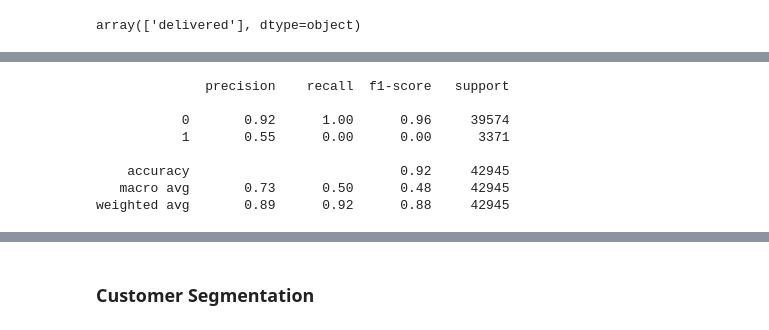
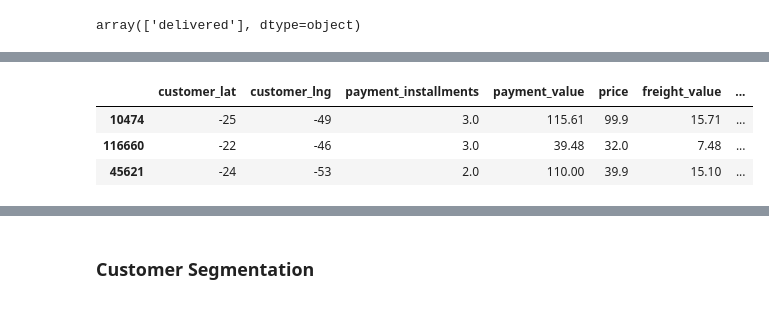
Before and after one commit to pathilink/triggo-ai_case, a Jupyter notebook: notebook/triggo_ai_business.ipynb, the cells around one changed output, grey strips where cells are left out. Drawn from its saved outputs; the diff is of its cells as text; code cells hidden in the pictures.

```diff
--- a/notebook/triggo_ai_business.ipynb
+++ b/notebook/triggo_ai_business.ipynb
@@ -187,43 +191,27 @@ df_delay['time_to_approve'].sample(5)
 dtype: float64
 # %%
-features = df_delay[[
+# select numeric cols
+df_delay_ = df_delay[[
     'customer_lat',
     'customer_lng',
     'payment_installments',
     'payment_value',
     'price',
     'freight_value',
     'product_name_lenght',
     'product_weight_g',
     'product_length_cm',
     'product_height_cm',
     'product_width_cm',
     'seller_lat',
     'seller_lng',
-    'time_to_approve'
-    ]]
+    'time_to_approve',
+    'delivery_delay'
+    ]].copy()
 
-target = df_delay['delivery_delay']
+df_delay_.sample(3)
+# %% [output]
+|  | customer_lat | customer_lng | payment_installments | payment_value | price | freight_value | ... |
+| 10474 | -25 | -49 | 3.0 | 115.61 | 99.9 | 15.71 | ... |
+| 116660 | -22 | -46 | 3.0 | 39.48 | 32.0 | 7.48 | ... |
+| 45621 | -24 | -53 | 2.0 | 110.00 | 39.9 | 15.10 | ... |
-# %%
-# Model
-# split
-X_train, X_test, y_train, y_test = train_test_split(features, target, test_size=0.3, random_state=18)
-
-# train
-tree = DecisionTreeClassifier(max_depth=4, random_state=42)
-tree.fit(X_train, y_train)
-
-# prediction
-y_pred = tree.predict(X_test)
-
-# evaluation
-print(classification_report(y_test, y_pred))
-# %% [output]
-              precision    recall  f1-score   support
-
-           0       0.92      1.00      0.96     39574
-           1       0.55      0.00      0.00      3371
-
-    accuracy                           0.92     42945
-   macro avg       0.73      0.50      0.48     42945
-weighted avg       0.89      0.92      0.88     42945
```
Also changed, not shown: parts of 11 cells of this notebook.
